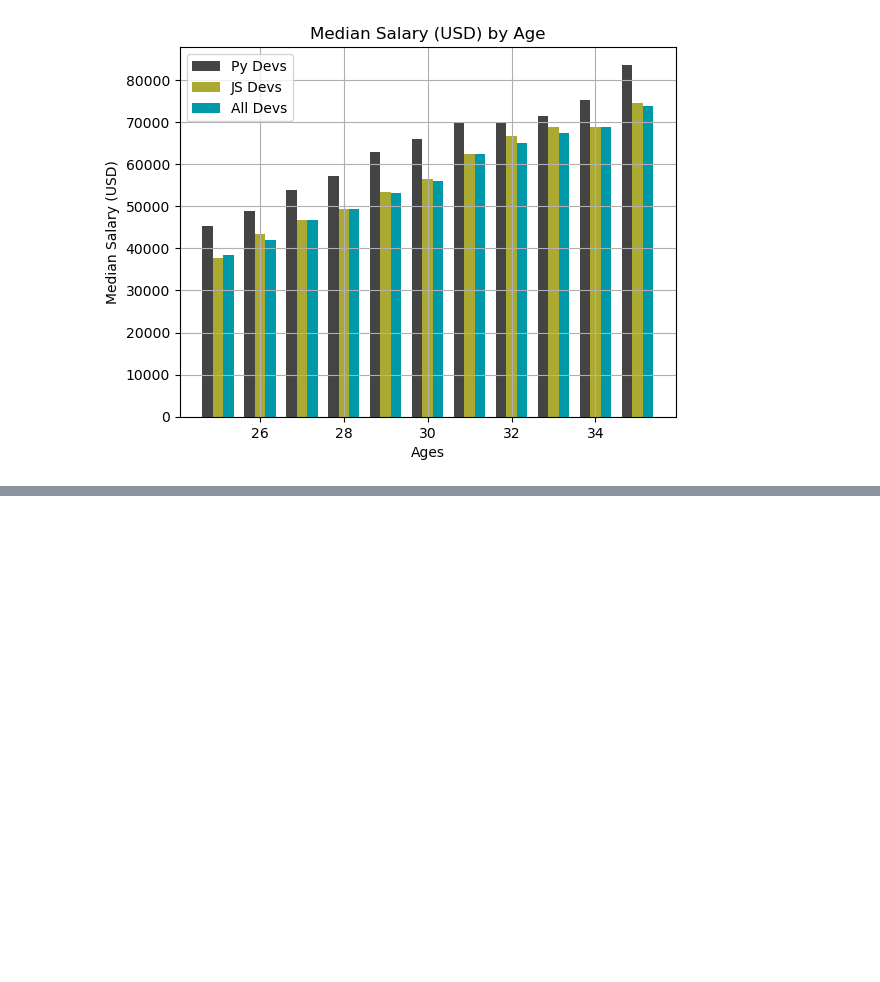
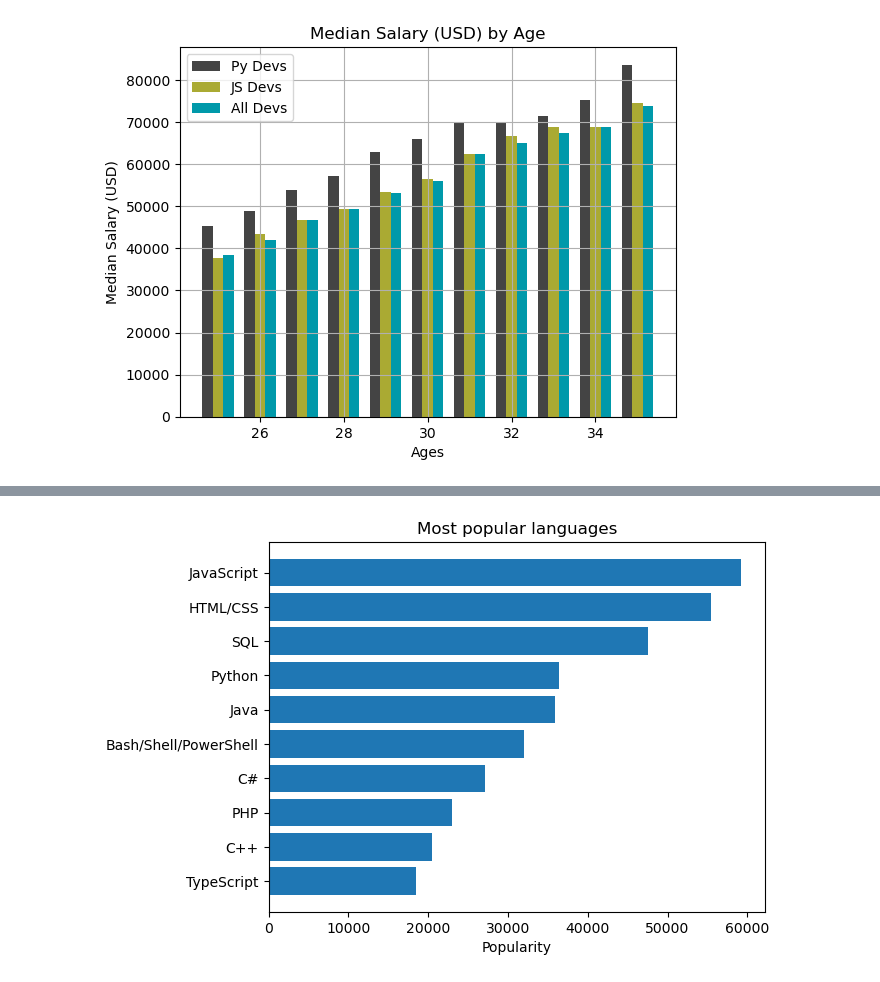
Before and after one commit to the-moisrex/codeshells, a Jupyter notebook: py.plot/matplotlib part 2.ipynb, the cells around one changed output, grey strips where cells are left out. Saved outputs shown, nothing was run; the diff lists cells and outputs as text; code cells hidden in the pictures; blank space fills up the shorter version.

```diff
--- a/py.plot/matplotlib part 2.ipynb
+++ b/py.plot/matplotlib part 2.ipynb
@@ -155,0 +251,12 @@ csv.
+# %%
+langs, counts = zip(*lang_counter.most_common(10))
+langs = [*langs]
+counts = [*counts]
+langs.reverse()
+counts.reverse()
+plt.barh(langs, counts)
+plt.title("Most popular languages")
+plt.xlabel("Popularity")
+plt.show()
+# %% [output]
+[figure, added]
```
Also changed, not shown: parts of 8 cells of this notebook, 2 other files.
